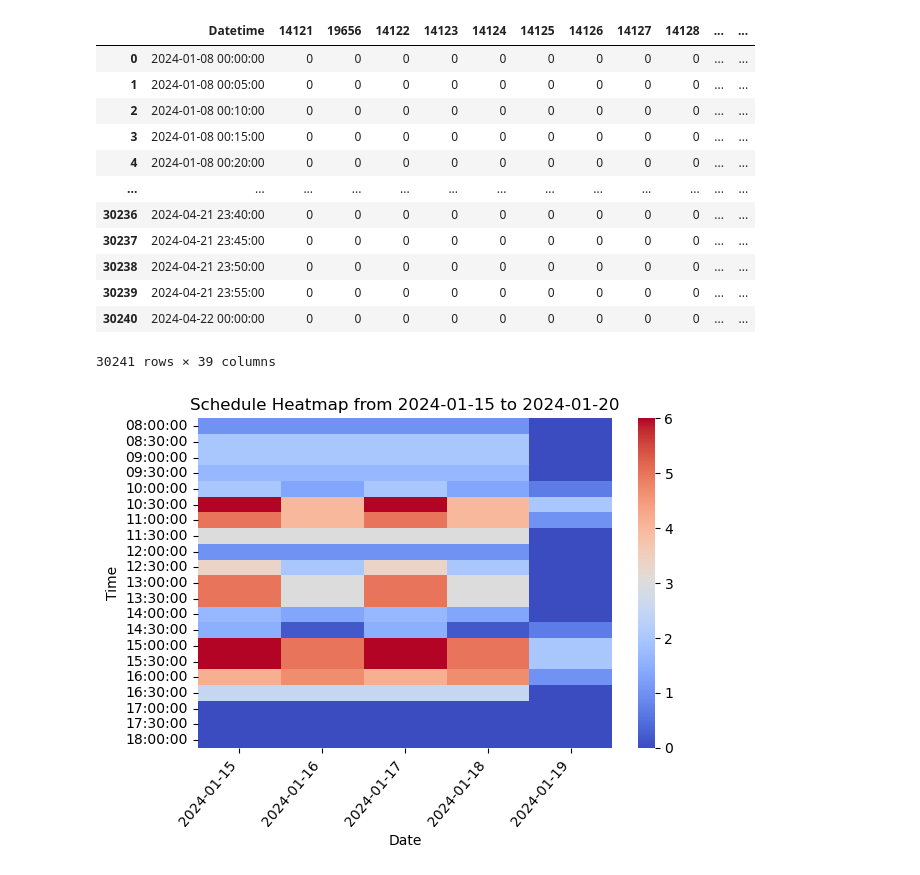
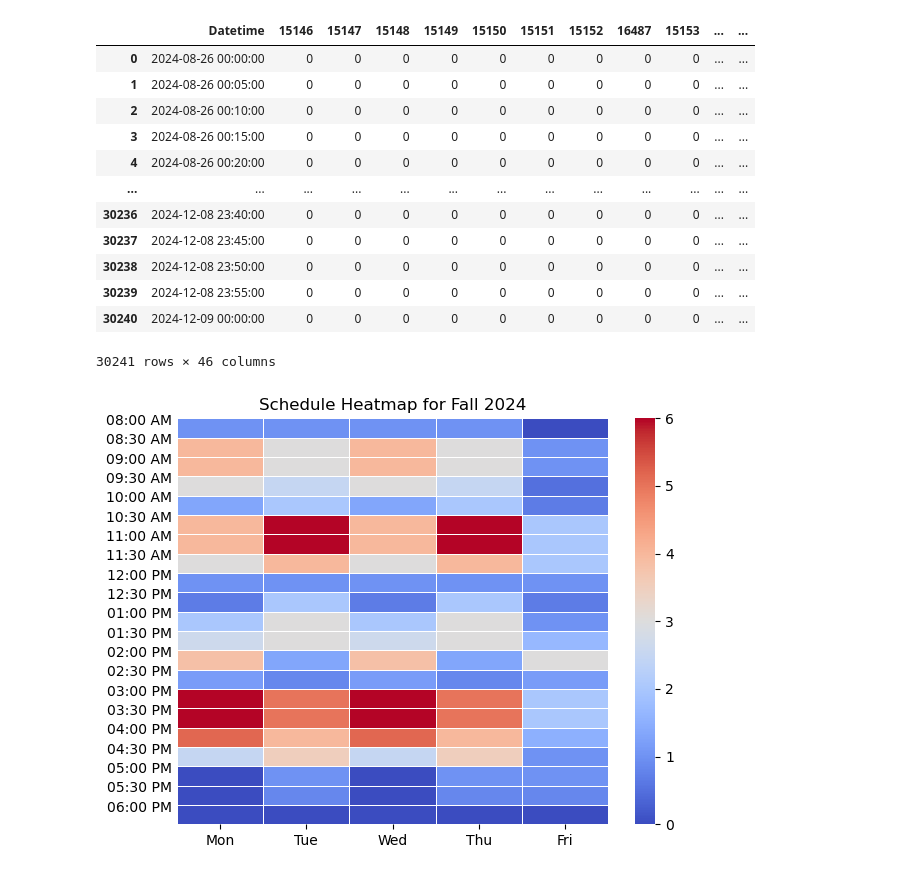
Before and after one commit to colbrydi/CMSEtech_ClassScraper, a Jupyter notebook: Make_Timetable.ipynb, the cells around one changed output. Cells and saved outputs as stored; diff of their text form; code cells hidden in the pictures.

Commit message:
Add gridlines and reformat xticks and yticks for the heatmap

```diff
--- a/Make_Timetable.ipynb
+++ b/Make_Timetable.ipynb
@@ -3,7 +3,7 @@ import pandas as pd
 import numpy as np
 from datetime import datetime
 
-df = pd.read_csv("Spring2024.csv")
+df = pd.read_csv("Fall2024.csv")
 
 weekdays = {'Mon': 0, 'Tue': 1, 'Wed': 2, 'Thu': 3,
             'Fri': 4, 'Sat': 5, 'Sun': 6}
@@ -30,7 +30,7 @@ def make_timetable(df):
         if pd.isna(row['Time']):
             continue
 
-        cal_df[row['Class Nbr']] = 0 # Fill every class columns with 0 (Class not present)
+        cal_df[int(row['Class Nbr'])] = 0 # Fill every class columns with 0 (Class not present)
 
         # Extract weekday, date, time as series from the df
         cor_weekday = cal_df['Datetime'].dt.weekday
@@ -56,66 +56,65 @@ def make_timetable(df):
 timetable = make_timetable(df)
 timetable
 # %% [output]
-|  | Datetime | 14121 | 19656 | 14122 | 14123 | 14124 | 14125 | 14126 | 14127 | 14128 | ... | ... |
-| 0 | 2024-01-08 00:00:00 | 0 | 0 | 0 | 0 | 0 | 0 | 0 | 0 | 0 | ... | ... |
-| 1 | 2024-01-08 00:05:00 | 0 | 0 | 0 | 0 | 0 | 0 | 0 | 0 | 0 | ... | ... |
-| 2 | 2024-01-08 00:10:00 | 0 | 0 | 0 | 0 | 0 | 0 | 0 | 0 | 0 | ... | ... |
-| 3 | 2024-01-08 00:15:00 | 0 | 0 | 0 | 0 | 0 | 0 | 0 | 0 | 0 | ... | ... |
-| 4 | 2024-01-08 00:20:00 | 0 | 0 | 0 | 0 | 0 | 0 | 0 | 0 | 0 | ... | ... |
+|  | Datetime | 15146 | 15147 | 15148 | 15149 | 15150 | 15151 | 15152 | 16487 | 15153 | ... | ... |
+| 0 | 2024-08-26 00:00:00 | 0 | 0 | 0 | 0 | 0 | 0 | 0 | 0 | 0 | ... | ... |
+| 1 | 2024-08-26 00:05:00 | 0 | 0 | 0 | 0 | 0 | 0 | 0 | 0 | 0 | ... | ... |
+| 2 | 2024-08-26 00:10:00 | 0 | 0 | 0 | 0 | 0 | 0 | 0 | 0 | 0 | ... | ... |
+| 3 | 2024-08-26 00:15:00 | 0 | 0 | 0 | 0 | 0 | 0 | 0 | 0 | 0 | ... | ... |
+| 4 | 2024-08-26 00:20:00 | 0 | 0 | 0 | 0 | 0 | 0 | 0 | 0 | 0 | ... | ... |
 | ... | ... | ... | ... | ... | ... | ... | ... | ... | ... | ... | ... | ... |
-| 30236 | 2024-04-21 23:40:00 | 0 | 0 | 0 | 0 | 0 | 0 | 0 | 0 | 0 | ... | ... |
-| 30237 | 2024-04-21 23:45:00 | 0 | 0 | 0 | 0 | 0 | 0 | 0 | 0 | 0 | ... | ... |
-| 30238 | 2024-04-21 23:50:00 | 0 | 0 | 0 | 0 | 0 | 0 | 0 | 0 | 0 | ... | ... |
-| 30239 | 2024-04-21 23:55:00 | 0 | 0 | 0 | 0 | 0 | 0 | 0 | 0 | 0 | ... | ... |
-| 30240 | 2024-04-22 00:00:00 | 0 | 0 | 0 | 0 | 0 | 0 | 0 | 0 | 0 | ... | ... |
+| 30236 | 2024-12-08 23:40:00 | 0 | 0 | 0 | 0 | 0 | 0 | 0 | 0 | 0 | ... | ... |
+| 30237 | 2024-12-08 23:45:00 | 0 | 0 | 0 | 0 | 0 | 0 | 0 | 0 | 0 | ... | ... |
+| 30238 | 2024-12-08 23:50:00 | 0 | 0 | 0 | 0 | 0 | 0 | 0 | 0 | 0 | ... | ... |
+| 30239 | 2024-12-08 23:55:00 | 0 | 0 | 0 | 0 | 0 | 0 | 0 | 0 | 0 | ... | ... |
+| 30240 | 2024-12-09 00:00:00 | 0 | 0 | 0 | 0 | 0 | 0 | 0 | 0 | 0 | ... | ... |
-30241 rows × 39 columns
+30241 rows × 46 columns
 # %%
 import seaborn as sns
 import matplotlib.pyplot as plt
 %matplotlib inline
 
-def timetable_heatmap(timetable, start_date=None, end_date=None,
-                      earliest_class="8:00 AM", latest_class="6:00 PM", period="30min"):
-    if start_date: # Convert string in format YYYY-MM-DD to datetime
-        start_date = pd.to_datetime(start_date)
-    else: # If there's no start date given, take the first date in the df as start date
-        start_date = timetable.loc[0, 'Datetime']
+def timetable_heatmap(timetable, name, earliest_class="8:00 AM", latest_class="6:00 PM", period="30min"):
+    # Take the first date in the df as start date (Mon)
+    start_date = timetable.loc[0, 'Datetime']
+    # Set the end-date to 5 days past the start date (Fri)
+    end_date = start_date + pd.DateOffset(5)
 
-    if end_date: # Convert string in format YYYY-MM-DD to datetime
-        end_date = pd.to_datetime(end_date)
-    else: # If there's no end date given, set the end-date to 5 days past the start date (Mon => Fri)
-        end_date = start_date + pd.DateOffset(5)
-
-    # Convert string in format "H:MM II" to time
+    # Convert string in format "H:MM pp" to time
     earliest_class = datetime.strptime(earliest_class, "%I:%M %p").time()
     latest_class = datetime.strptime(latest_class, "%I:%M %p").time()
 
     # Make a table of dates between start and end and calculate average heat in a period
     weektable = timetable[(timetable['Datetime'] >= start_date) & (timetable['Datetime'] < end_date)]
     weektable = weektable[['Datetime', 'Heat']]
     weektable.set_index('Datetime', inplace=True)
     weektable = weektable.resample(period).mean()
     weektable.reset_index(inplace=True)
 
     # Create 2 columns of separate Date and Time
     weektable['Date'] = weektable['Datetime'].apply(lambda x: x.date())
     weektable['Time'] = weektable['Datetime'].apply(lambda x: x.time())
     weektable.drop('Datetime', axis=1, inplace=True)
 
     # Group table by date and time and filter for time between earliest and latest class
     weektable = weektable.groupby(['Date', 'Time']).sum()
     weektable = weektable.unstack(level='Date')
     weektable.columns = weektable.columns.droplevel()
     weektable = weektable[(weektable.index >= earliest_class) & (weektable.index <= latest_class)]
 
+    # Change x-axis label to weekday, and y-axis label to string format H:MM pp
+    weektable.columns = pd.Index(['Mon', 'Tue', 'Wed', 'Thu', 'Fri'])
+    weektable.index = pd.Index([time.strftime("%I:%M %p") for time in weektable.index])
+
     # Plot heatmap
-    plt.title(f'Schedule Heatmap from {start_date.date()} to {end_date.date()}')
-    sns.heatmap(weektable, cmap='coolwarm')
-    plt.xticks(rotation=50, ha='right')
+    plt.title(f'Schedule Heatmap for {name}')
+    sns.heatmap(weektable, cmap='coolwarm', linewidths=0.5, linecolor='white')
+    plt.yticks(va='bottom')
+    plt.tick_params(axis='y', length=0)
     plt.tight_layout()
     plt.show()
-    return
+    return weektable
 
-timetable_heatmap(timetable, '2024-01-15', '2024-01-20')
+table = timetable_heatmap(timetable, name="Fall 2024")
 # %% [output]
-[figure, old version]
+[figure, new version]
```
